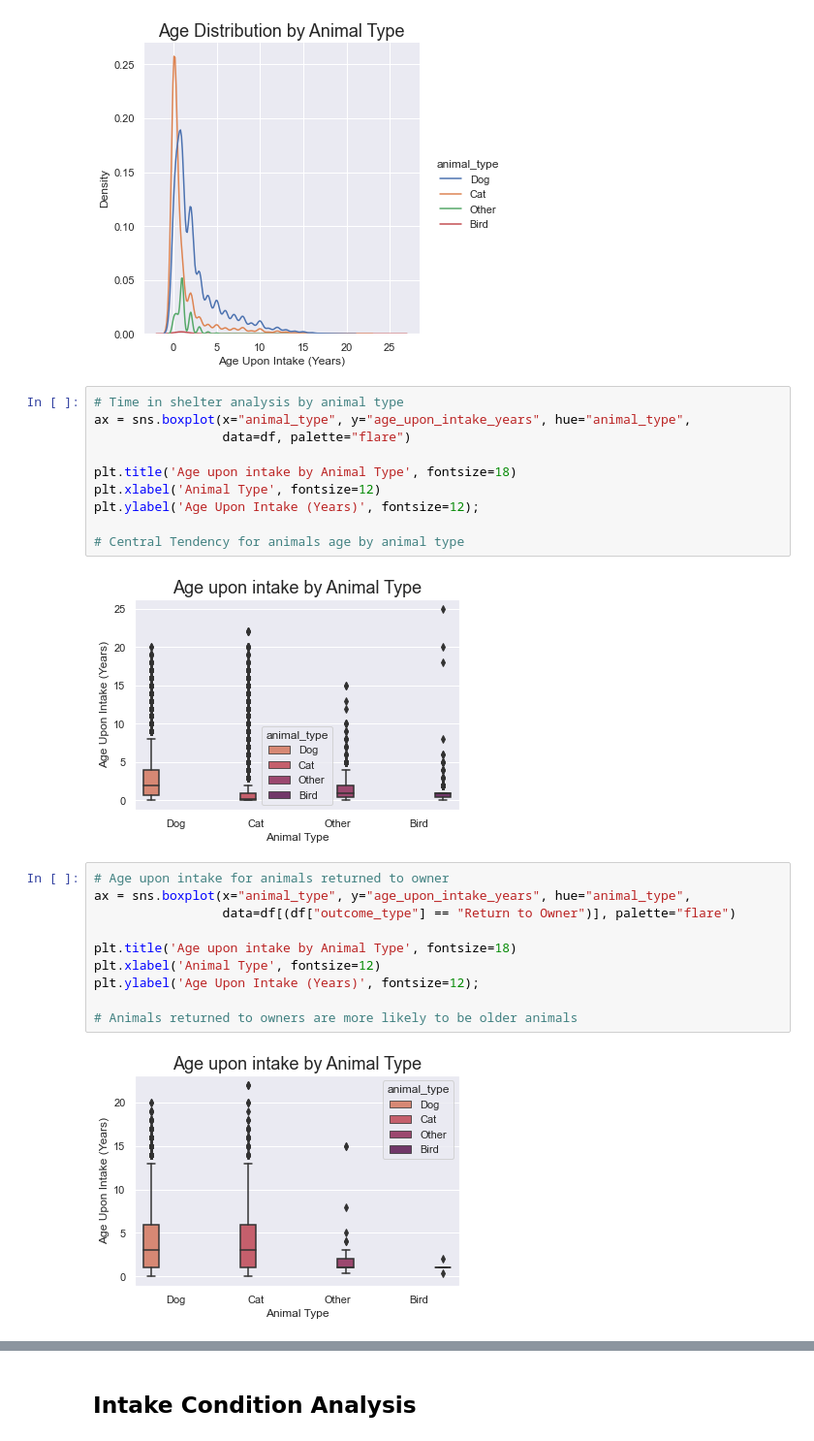
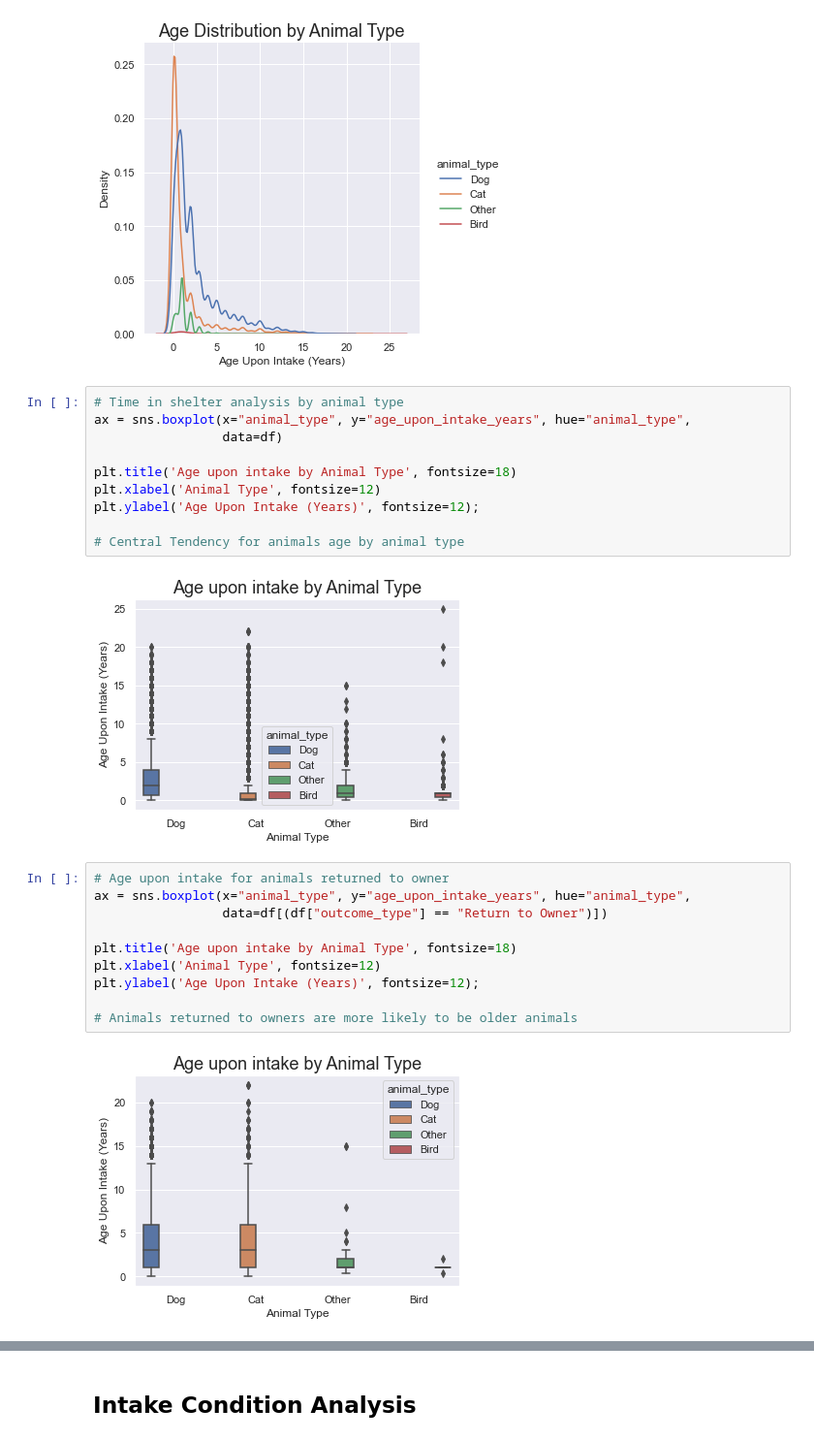
Before and after one commit to hookjamesa/austin_animal_shelter_analysis, a Jupyter notebook: Segment2_Merge1.ipynb, the cells around one changed output, grey strips where cells are left out. Shown at 97% size. Saved outputs shown, nothing was run; the diff lists cells and outputs as text.

```diff
--- a/Segment2_Merge1.ipynb
+++ b/Segment2_Merge1.ipynb
@@ -836,7 +846,7 @@ plt.xlabel('Age Upon Intake (Years)', fontsize=12);
 # %%
 # Time in shelter analysis by animal type
 ax = sns.boxplot(x="animal_type", y="age_upon_intake_years", hue="animal_type",
-                 data=df, palette="flare")
+                 data=df)
 
 plt.title('Age upon intake by Animal Type', fontsize=18)
 plt.xlabel('Animal Type', fontsize=12)
@@ -844,19 +854,19 @@ plt.ylabel('Age Upon Intake (Years)', fontsize=12);
 
 # Central Tendency for animals age by animal type
 # %% [output]
-[figure, old version]
+[figure, new version]
 # %%
 # Age upon intake for animals returned to owner
 ax = sns.boxplot(x="animal_type", y="age_upon_intake_years", hue="animal_type",
-                 data=df[(df["outcome_type"] == "Return to Owner")], palette="flare")
+                 data=df[(df["outcome_type"] == "Return to Owner")])
 
 plt.title('Age upon intake by Animal Type', fontsize=18)
 plt.xlabel('Animal Type', fontsize=12)
 plt.ylabel('Age Upon Intake (Years)', fontsize=12);
 
 # Animals returned to owners are more likely to be older animals
 # %% [output]
-[figure, old version]
+[figure, new version]
 # %%
 # Age upon intake analysis for animals adopted
 ax = sns.boxplot(x="animal_type", y="age_upon_intake_years", hue="animal_type",
```
Also changed, not shown: parts of 23 cells of this notebook.
